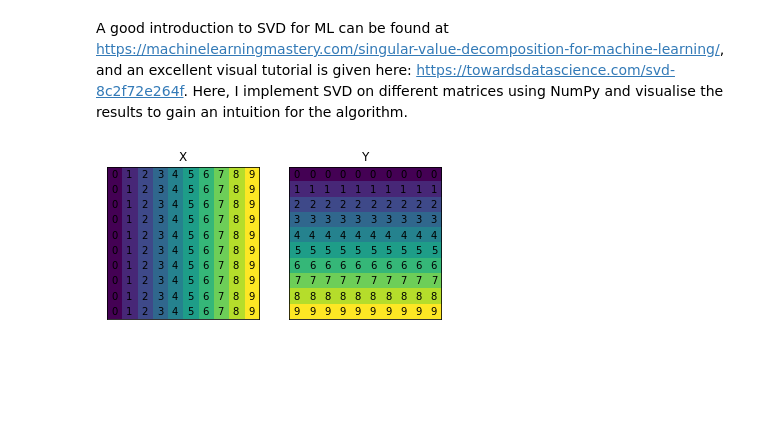
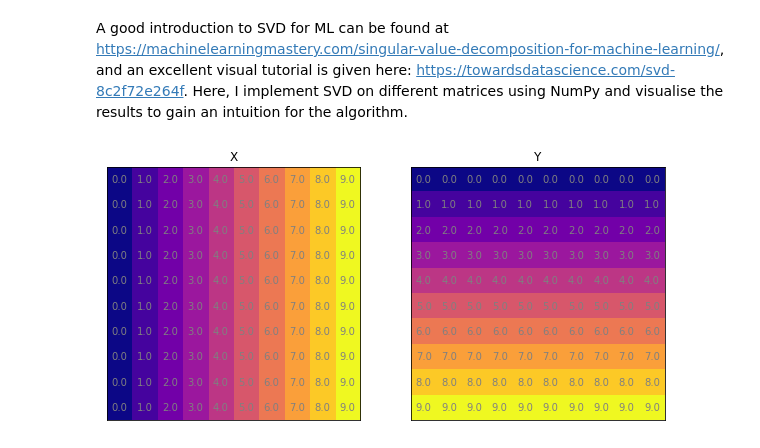
Before and after one commit to pmccthy/data-science-playground, a Jupyter notebook: decompositions/svd.ipynb, the cells around one changed output. Cells and saved outputs as stored; diff of their text form; code cells hidden in the pictures; blank space fills up the shorter version.

```diff
--- a/decompositions/svd.ipynb
+++ b/decompositions/svd.ipynb
@@ -10,3 +11,14 @@ import matplotlib.pyplot as plt
+# %%
+def plot_matrices(matrix_list, titles, show_vals=True, colormap='plasma'):
+    fig, ax = plt.subplots(nrows=1, ncols=len(matrix_list), figsize=[len(matrix_list) * 5 ,5])
+    for mat_idx, mat in enumerate(matrix_list):
+        ax[mat_idx].imshow(mat, colormap)
+        ax[mat_idx].set_title(titles[mat_idx])
+        ax[mat_idx].set_xticks([])
+        ax[mat_idx].set_yticks([])
+        if show_vals ==  True:
+            for (row,col), label in np.ndenumerate(mat):
+                ax[mat_idx].text(col, row, f'{label:.1f}', ha='center', va='center', c='gray')
 # %%
 # create some sample matrices to perform SVD on
 X = np.empty([10,10])
@@ -15,22 +27,10 @@ for row_idx in range(np.shape(X)[0]):
     for col_idx in range(np.shape(X)[1]):
         X[row_idx, col_idx] = col_idx
         Y[row_idx, col_idx] = row_idx
-# %%
-# visualise the matrices
-fig, ax = plt.subplots(nrows=1, ncols=2)
-ax[0].imshow(X)
-ax[0].set_title('X')
-ax[0].set_xticks([])
-ax[0].set_yticks([])
-for (j,i), label in np.ndenumerate(X):
-    ax[0].text(i,j,int(label),ha='center',va='center')
-ax[1].imshow(Y)
-ax[1].set_title('Y')
-ax[1].set_xticks([])
-ax[1].set_yticks([])
-for (j,i), label in np.ndenumerate(Y):
-    ax[1].text(i,j,int(label),ha='center',va='center')
-# %% [output]
-[figure, removed]
+# %%
+# visualise the matrices
+plot_matrices([X,Y], ['X', 'Y'])
+# %% [output]
+[figure, added]
 # %%
 # perform the SVD
```
Also changed, not shown: parts of 23 cells of this notebook, 1 other file.
